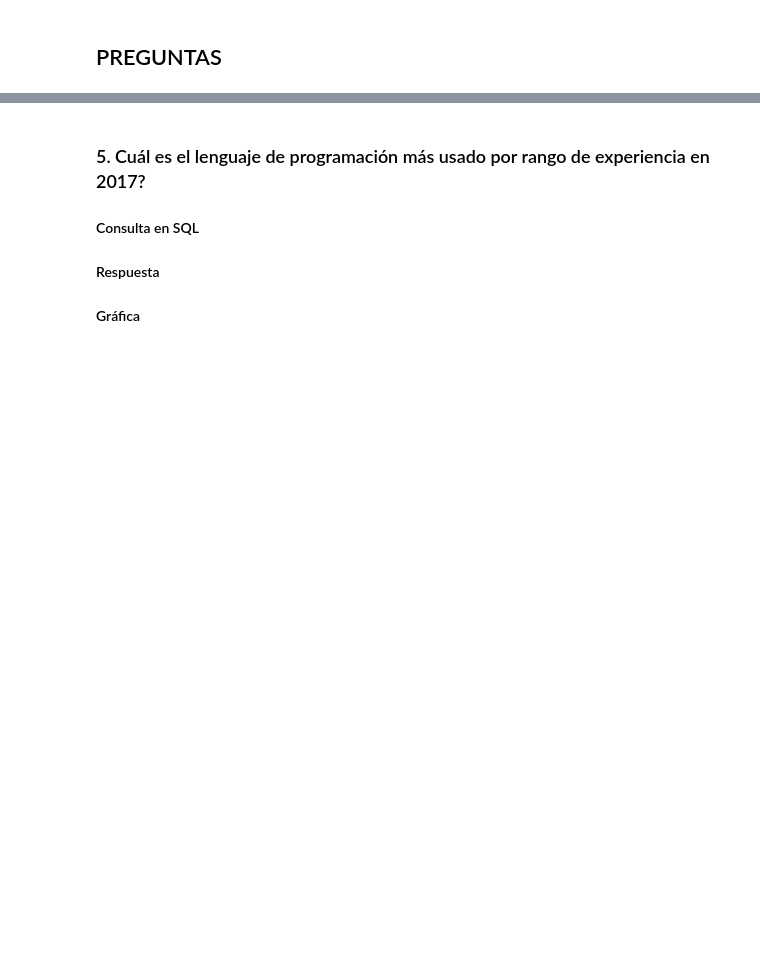
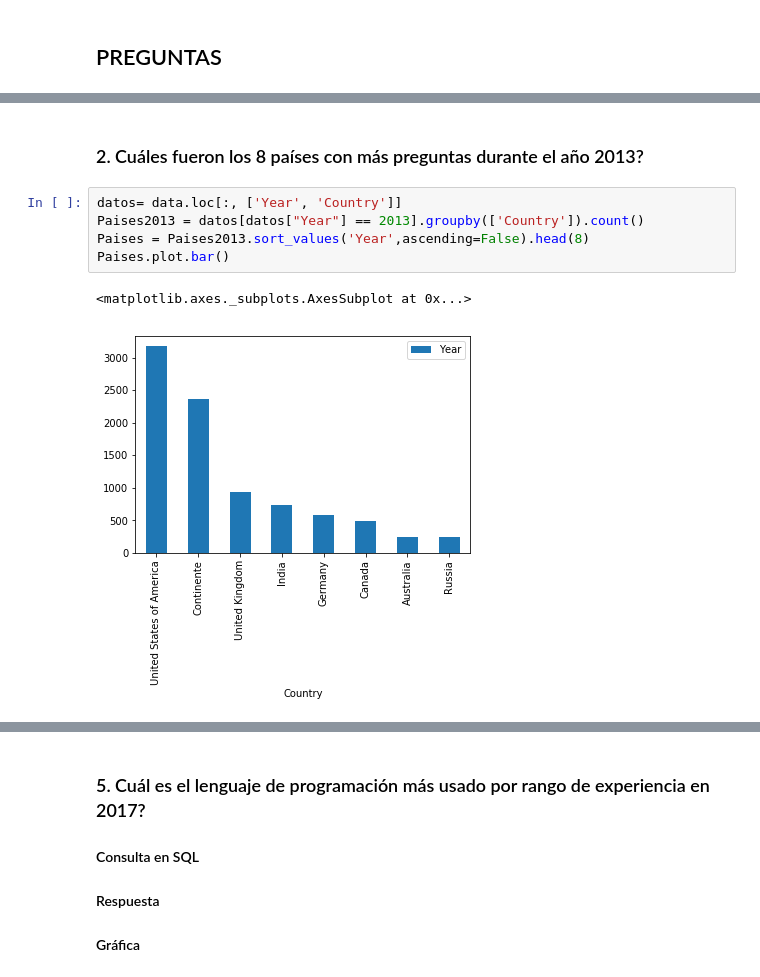
Before and after one commit to efvillar/Trabajo_Final_Bases_Datos, a Jupyter notebook: Trabajo Final Pregunta 2.ipynb, the cells around one changed output, grey strips where cells are left out. Drawn from its saved outputs; the diff is of its cells as text; blank space fills up the shorter version.

Commit message:
Avances en las preguntas

```diff
--- a/Trabajo Final Pregunta 2.ipynb
+++ b/Trabajo Final Pregunta 2.ipynb
@@ -60,0 +50,10 @@ A partir de la depuración de datos del punto 1, se cargaron las tablas a BigQue
+# %% [markdown]
+### 2. Cuáles fueron los 8 países con más preguntas durante el año 2013?
+# %%
+datos= data.loc[:, ['Year', 'Country']]
+Paises2013 = datos[datos["Year"] == 2013].groupby(['Country']).count()
+Paises = Paises2013.sort_values('Year',ascending=False).head(8)
+Paises.plot.bar()
+# %% [output]
+<matplotlib.axes._subplots.AxesSubplot at 0x...>
+[figure, added]
```
Also changed, not shown: parts of 17 cells of this notebook, 1 other file.
